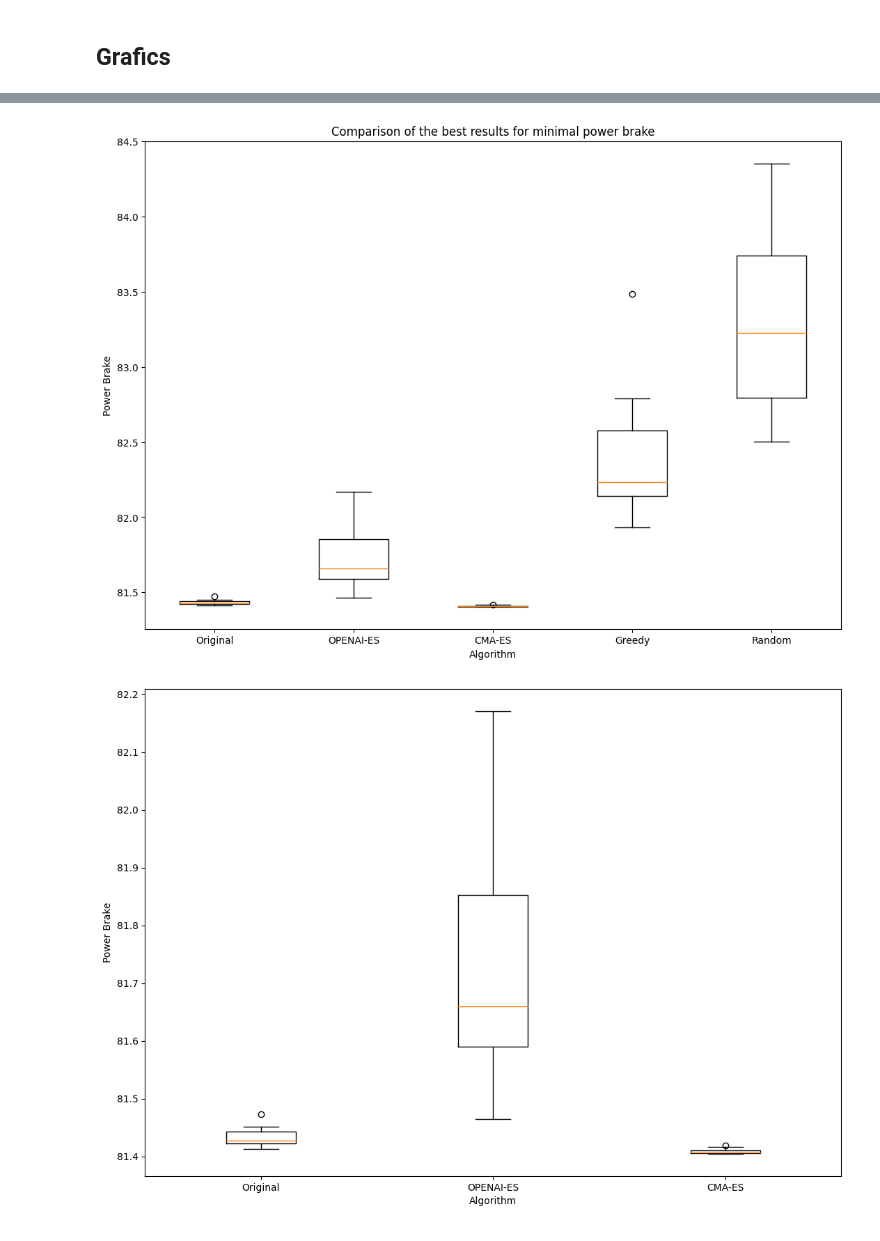
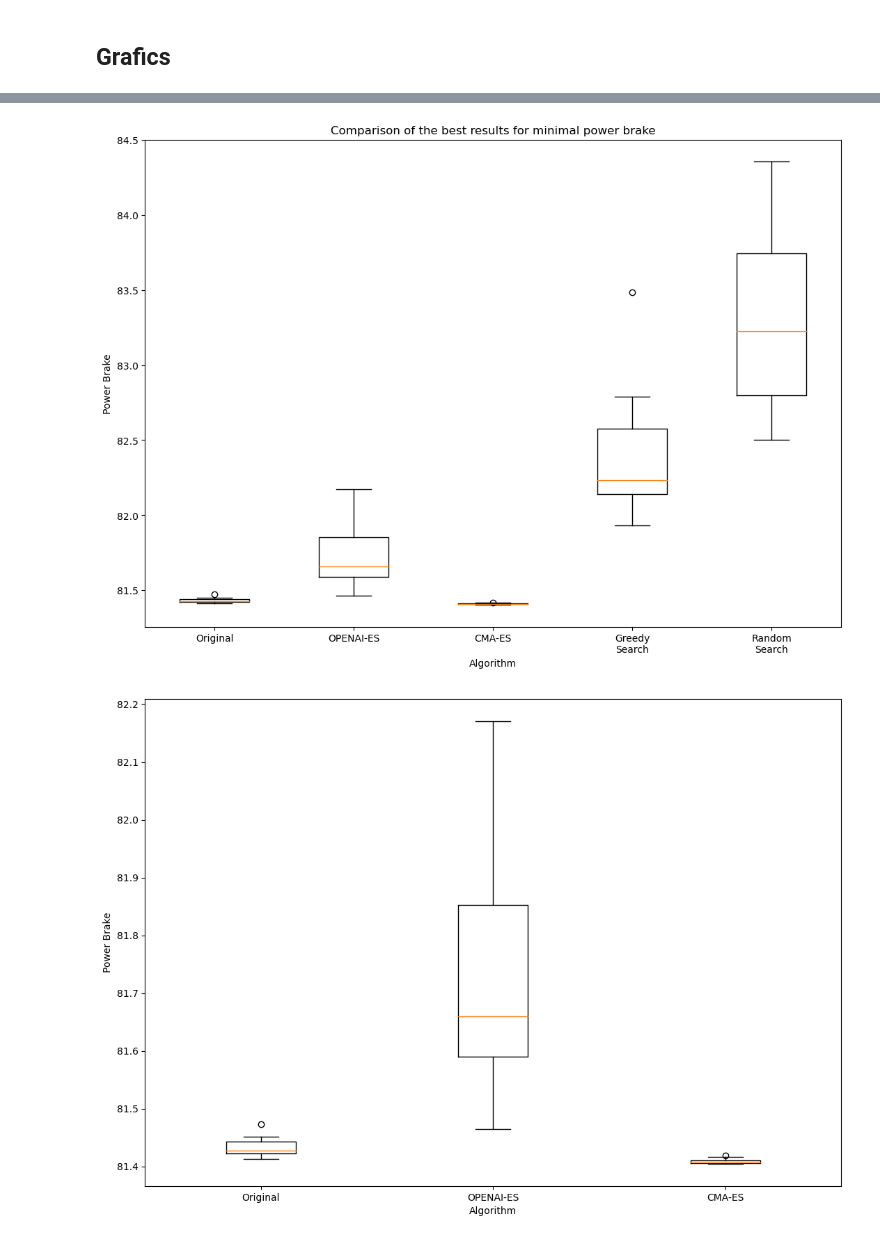
Before and after one commit to pauloBFalmeida/hydrone, a Jupyter notebook: Analise/analise_best_results_all.ipynb, the cells around one changed output, grey strips where cells are left out. Drawn from its saved outputs; the diff is of its cells as text; code cells hidden in the pictures.

```diff
--- a/Analise/analise_best_results_all.ipynb
+++ b/Analise/analise_best_results_all.ipynb
@@ -17,7 +17,6 @@ Load files
 # %%
 import csv
 from os import chdir
-dir_name = 'best_results/'
 
 def load_best_result(seed, solver_name):
     filename = dir_name+'best_results_' + str(seed) + '_' + solver_name + '.csv'
@@ -44,3 +43,10 @@ def load_best_result(seed, solver_name):
 
     result = [Z, (D, AEdAO, PdD), fitness, history]
     return result
+
+def get_solver_results(solver_filename):
+    results = []
+    for seed in range(0, 10):
+        result = load_best_result(seed, solver_filename)
+        results.append(result)
+    return results
@@ -124,0 +74,11 @@ best_fits
+# %%
+# result = [Z, (D, AEdAO, PdD), fitness, [history] ]
+best_fits = []
+for solver_name in solvers_results:
+    results     = solvers_results[solver_name]
+    best_result = max(results, key=lambda r: r[2])
+    best_fit    = -best_result[2]
+    best_fits.append([solver_name, best_fit])
+
+best_fits.sort(key=lambda x: x[1])
+best_fits
@@ -129,0 +104,10 @@ labels = ['Original', 'OPENAI-ES', 'CMA-ES', 'Greedy', 'Random']
+# %%
+solvers_colors = {'Original':      'purple',
+                  'OPENAI-ES':     'blue',
+                  'CMA-ES':        'orange',
+                  'Greedy Search': 'green',
+                  'Random Search': 'red' }
+# colors = ['purple','blue','orange','green','red']
+labels = [solver_name for solver_name in solvers_results]
+labels = [l.replace(' ', '\n') for l in labels]
+labels
@@ -164,32 +150,28 @@ plt.show()
 # %%
-results_fitness_original = [-r[2] for r in results_original]
-results_fitness_openaies = [-r[2] for r in results_openaies]
-results_fitness_cmaes    = [-r[2] for r in results_cmaes]
-results_fitness_greedy   = [-r[2] for r in results_greedy]
-results_fitness_random   = [-r[2] for r in results_random]
+def get_array_fitness(results_list):
+    return [-results[2] for results in results_list]
 
-data = [results_fitness_original,
-        results_fitness_openaies,
-        results_fitness_cmaes,
-        results_fitness_greedy,
-        results_fitness_random ]
+data = [get_array_fitness(solvers_results[name]) for name in solvers_results]
+
+# get the fitness (result[2]) from all the results, as a array of n size for each solver
+# data = [[-results[2] for results in solvers_results[name]] for name in solvers_results]
 
 fig = plt.figure(figsize =(10, 7))
 
 # Creating axes instance
 ax = fig.add_axes([0, 0, 1, 1])
 
 ax.set_xticklabels(labels)
 
 
 ax.set(
     title='Comparison of the best results for minimal power brake',
     xlabel='Algorithm',
     ylabel='Power Brake',
 )
 
 # Creating plot
 bp = ax.boxplot(data)
 # %% [output]
-[figure, old version]
+[figure, new version]
 # %%
```
Also changed, not shown: parts of 20 cells of this notebook, 1 other file.
